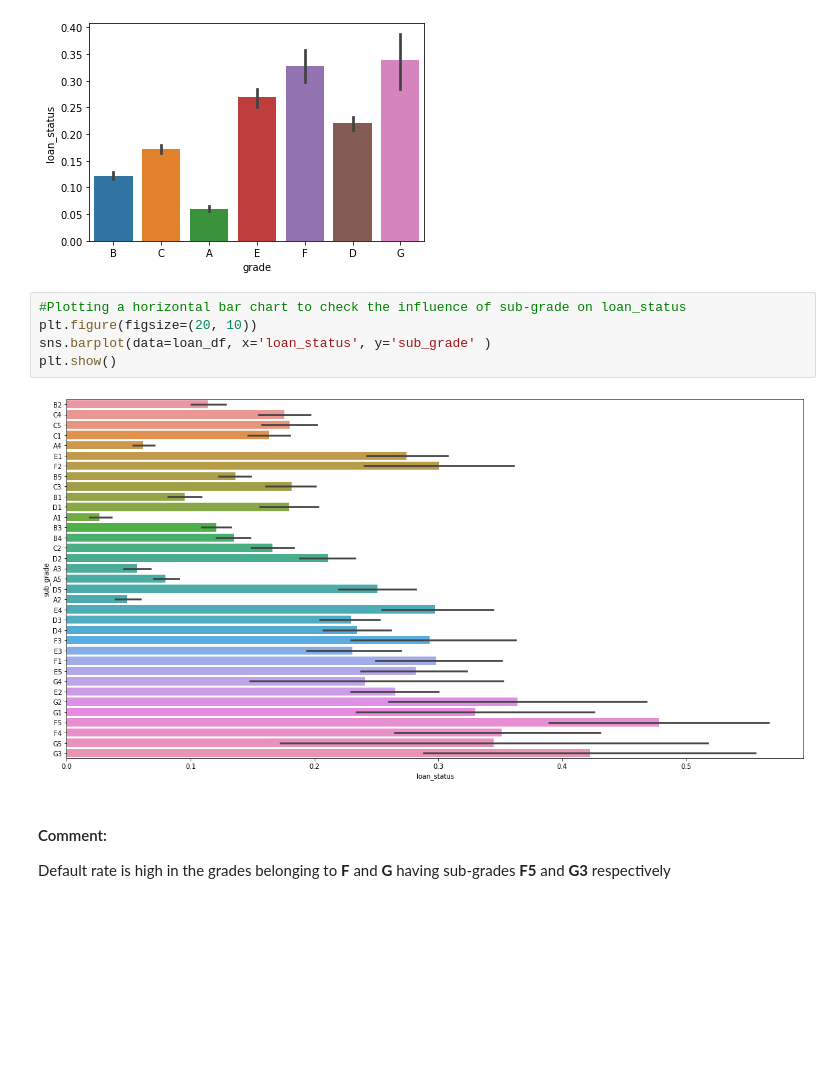
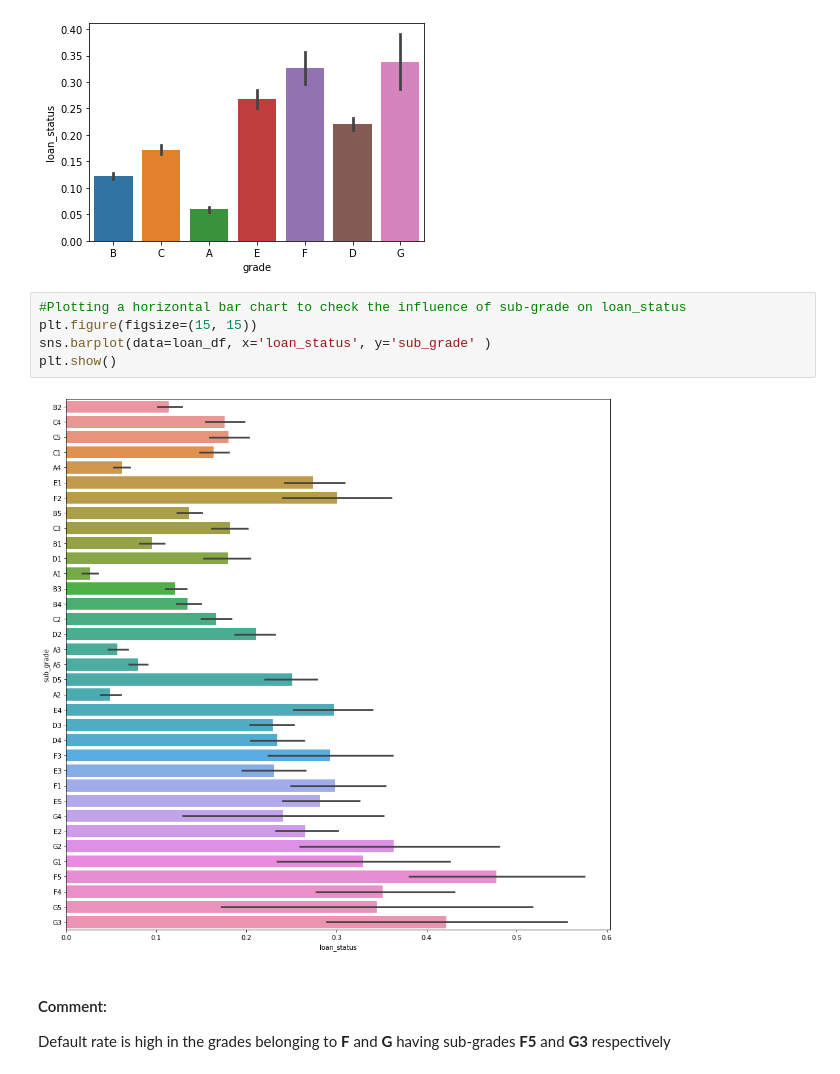
Before and after one commit to JerinJK/Lending_Club, a Jupyter notebook: EDA_Lending Club.ipynb, the cells around one changed output. Cells and saved outputs as stored; diff of their text form; blank space fills up the shorter version.

```diff
--- a/EDA_Lending Club.ipynb
+++ b/EDA_Lending Club.ipynb
@@ -781,11 +781,11 @@ plt.show()
 [figure]
 # %%
 #Plotting a horizontal bar chart to check the influence of sub-grade on loan_status
-plt.figure(figsize=(20, 10))
+plt.figure(figsize=(15, 15))
 sns.barplot(data=loan_df, x='loan_status', y='sub_grade' )
 plt.show()
 # %% [output]
-[figure, old version]
+[figure, new version]
 # %% [markdown]
 #### Comment:
 Default rate is high in the grades belonging to **F** and **G** having sub-grades **F5** and **G3** respectively
```
Also changed, not shown: parts of 6 cells of this notebook.
